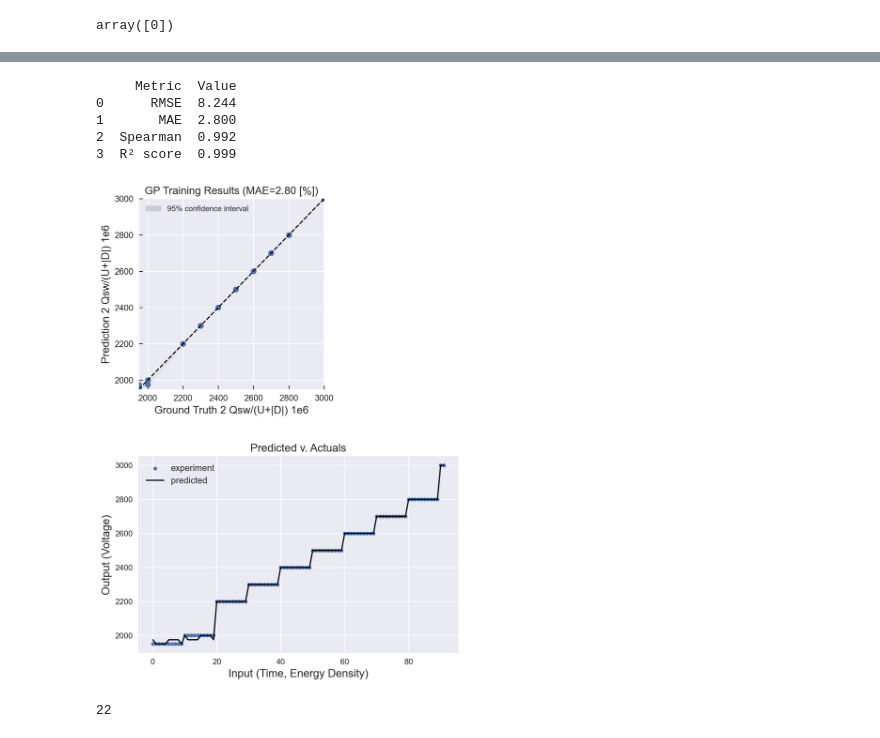
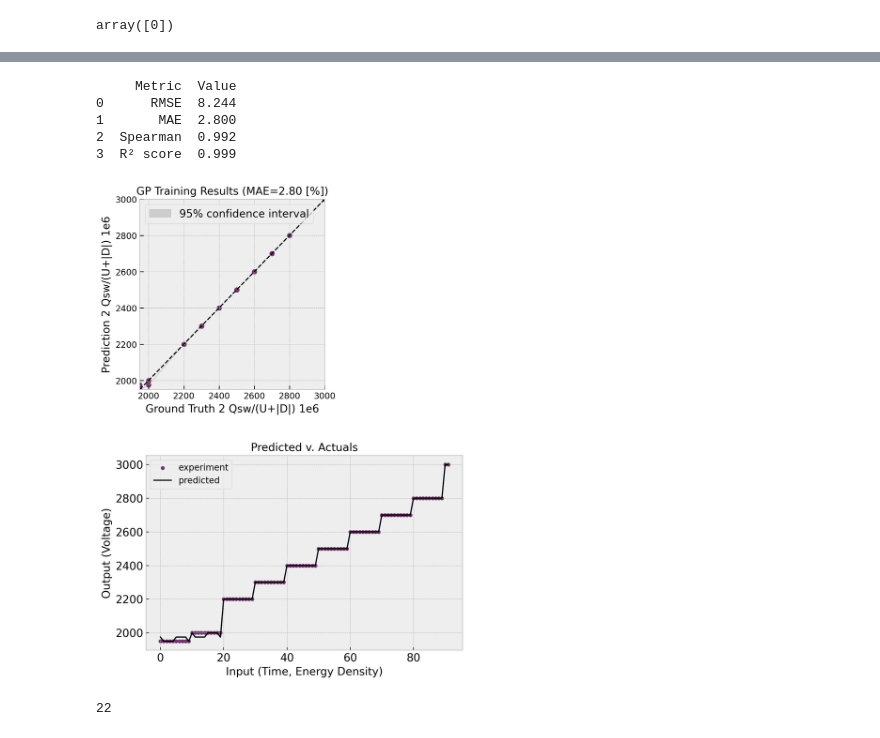
Before and after one commit to vtjong/Bayesian-Optimization-Ferroelectrics, a Jupyter notebook: src/ferro-gp-mle-bo.ipynb, the cells around one changed output, grey strips where cells are left out. Cells and saved outputs as stored; diff of their text form; code cells hidden in the pictures.

```diff
--- a/src/ferro-gp-mle-bo.ipynb
+++ b/src/ferro-gp-mle-bo.ipynb
@@ -171,12 +172,12 @@ class Config():
         self.epochs = 5000
         self.kernel = "matern"
         self.lr = 0.005
-        self.lscale_1 = 0.114
-        self.lscale_2 = 0.0488
+        self.lscale_1 = 1.0
+        self.lscale_2 = 1.0
         self.lscale_3 = None
         self.lscale_4 = None
         self.dim = 2
-        self.noise = 0.15
+        self.noise = 0.1
 
 config = Config()
 # %%
@@ -226,7 +227,7 @@ def train(train_x, train_y, num_params, config):
     likelihood, model, lscale = make_model(train_x, train_y, num_params, config)
     model.covar_module.base_kernel.lengthscale = torch.Tensor(lscale)
     training_iter = config.epochs
-    model.covar_module.base_kernel.raw_lengthscale.requires_grad_(False) # disallow training of lengthscale
+    # model.covar_module.base_kernel.raw_lengthscale.requires_grad_(False) # disallow training of lengthscale
 
 
     # place both the model and likelihood in training mode
@@ -321,7 +322,7 @@ def get_err(train_y, y_preds_mean):
 def plot_err(axes, train_y, y_preds_mean, y_uncer, err_vals, train_or_test, fs):
     # training versus actuals plot: make plot, set title and axes values
     ax = axes[0]
-    ax.scatter(train_y, y_preds_mean)
+    ax.scatter(train_y, y_preds_mean, color = "#72356c")
     low_lim, upp_lim = int(min(train_y).item()), int(np.ceil(max(train_y).item()))
     ax.plot(np.linspace(low_lim, upp_lim), np.linspace(low_lim, upp_lim), 'k--')
     ax.set_xlim(low_lim, upp_lim)
@@ -341,7 +342,7 @@ def plot_err(axes, train_y, y_preds_mean, y_uncer, err_vals, train_or_test, fs):
 
 def plot_training_loss(axes, loss_lst, fs):
     ax = axes[1]
-    ax.plot(np.arange(len(loss_lst))*500,loss_lst, 'o-')
+    ax.plot(np.arange(len(loss_lst))*500,loss_lst, 'o-', color = "#72356c")
     ax.set_xlabel('Epoch', fontsize = fs)
     ax.set_ylabel('Marginal Log Likelihood Loss', fontsize = fs)
     ax.set_title('Training Loss' + " (Loss=%.2f" % loss_lst[-1] + ')', fontsize = fs)
@@ -676,32 +708,32 @@ y_pred, y_err = -y_pred[:,-1], np.sqrt(y_err[:,-1])
 # %%
 # plot voltage training results
 plot_gp_res(y_exp.reshape(-1), y_pred, None, y_err)
 prettyplot()
 
 # plot actuals v. predicted values w/ error bars
 fs = 14
 fig, axes = plt.subplots(1, 2, figsize=(16, 4.5))
 plt_inputs = np.arange(len(Y))
-axes[0].scatter(plt_inputs, Y[:,0].T, s = 20, label = 'experiment')
+axes[0].scatter(plt_inputs, Y[:,0].T, s = 20, color = "#72356c", label = 'experiment')
 axes[0].plot(plt_inputs, y_pred, color = 'black', label = 'predicted')
 axes[0].errorbar(plt_inputs, y_pred, y_err, zorder = 0)
 
 # set up axes and labels
 axes[0].set_ylabel('Output (Voltage)', fontsize = fs)
 axes[0].set_xlabel('Input (Time, Energy Density)', fontsize = fs)
 axes[0].set_title("Predicted v. Actuals", fontsize = fs)
 axes[0].legend(fontsize = fs*0.8)
 axes[1].axis("off")
 
 plt.show()
 # %% [output]
      Metric  Value
 0      RMSE  8.244
 1       MAE  2.800
 2  Spearman  0.992
 3  R² score  0.999
-[figure, old version]
+[figure, new version]
-[figure, old version]
+[figure, new version]
 # %%
 # get voltage of prediction points and re-scale to raw
 get_pos_volt = lambda pt: round(-1*(gp_func(pt)[0].item()),-2)
```
Also changed, not shown: parts of 11 cells of this notebook, 4 other files.
